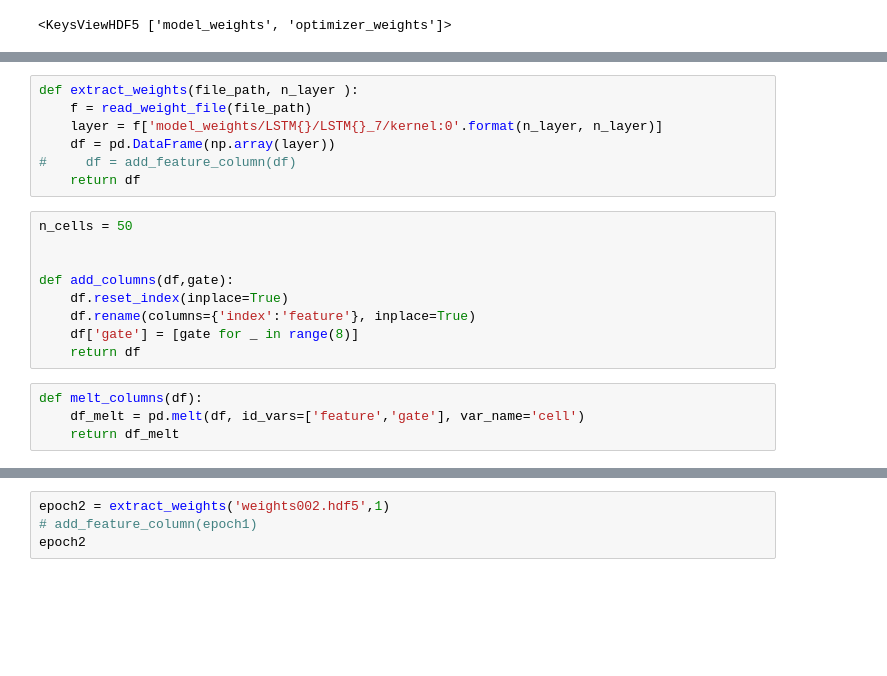
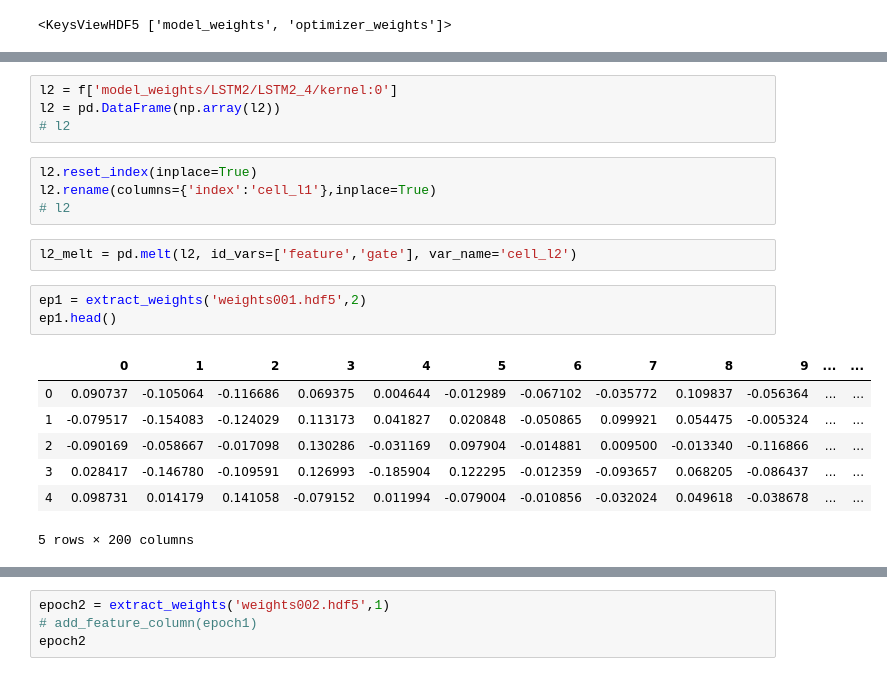
Before and after one commit to gj0706/my_research, a Jupyter notebook: neural_network/data_process.ipynb, the cells around one changed output, grey strips where cells are left out. Drawn from its saved outputs; the diff is of its cells as text; blank space fills up the shorter version.

Commit message:
extracted weights from second layer

```diff
--- a/neural_network/data_process.ipynb
+++ b/neural_network/data_process.ipynb
@@ -256,20 +256,21 @@ f['model_weights/LSTM1/LSTM1_7'].keys()
-# %%
-def extract_weights(file_path, n_layer ):
-    f = read_weight_file(file_path)
-    layer = f['model_weights/LSTM{}/LSTM{}_7/kernel:0'.format(n_layer, n_layer)]
-    df = pd.DataFrame(np.array(layer))
-#     df = add_feature_column(df)
-    return df
-# %%
-n_cells = 50
-
-
-def add_columns(df,gate):
-    df.reset_index(inplace=True)
-    df.rename(columns={'index':'feature'}, inplace=True)
-    df['gate'] = [gate for _ in range(8)]
-    return df
+# %%
+l2 = f['model_weights/LSTM2/LSTM2_4/kernel:0']
+l2 = pd.DataFrame(np.array(l2))
+# l2
+# %%
+l2.reset_index(inplace=True)
+l2.rename(columns={'index':'cell_l1'},inplace=True)
+# l2
 # %%
-def melt_columns(df):
-    df_melt = pd.melt(df, id_vars=['feature','gate'], var_name='cell')
-    return df_melt
+l2_melt = pd.melt(l2, id_vars=['feature','gate'], var_name='cell_l2')
+# %%
+ep1 = extract_weights('weights001.hdf5',2)
+ep1.head()
+# %% [output]
+|  | 0 | 1 | 2 | 3 | 4 | 5 | 6 | 7 | 8 | 9 | ... | ... |
+| 0 | 0.090737 | -0.105064 | -0.116686 | 0.069375 | 0.004644 | -0.012989 | -0.067102 | -0.035772 | 0.109837 | -0.056364 | ... | ... |
+| 1 | -0.079517 | -0.154083 | -0.124029 | 0.113173 | 0.041827 | 0.020848 | -0.050865 | 0.099921 | 0.054475 | -0.005324 | ... | ... |
+| 2 | -0.090169 | -0.058667 | -0.017098 | 0.130286 | -0.031169 | 0.097904 | -0.014881 | 0.009500 | -0.013340 | -0.116866 | ... | ... |
+| 3 | 0.028417 | -0.146780 | -0.109591 | 0.126993 | -0.185904 | 0.122295 | -0.012359 | -0.093657 | 0.068205 | -0.086437 | ... | ... |
+| 4 | 0.098731 | 0.014179 | 0.141058 | -0.079152 | 0.011994 | -0.079004 | -0.010856 | -0.032024 | 0.049618 | -0.038678 | ... | ... |
+5 rows × 200 columns
```
Also changed, not shown: parts of 17 cells of this notebook.
